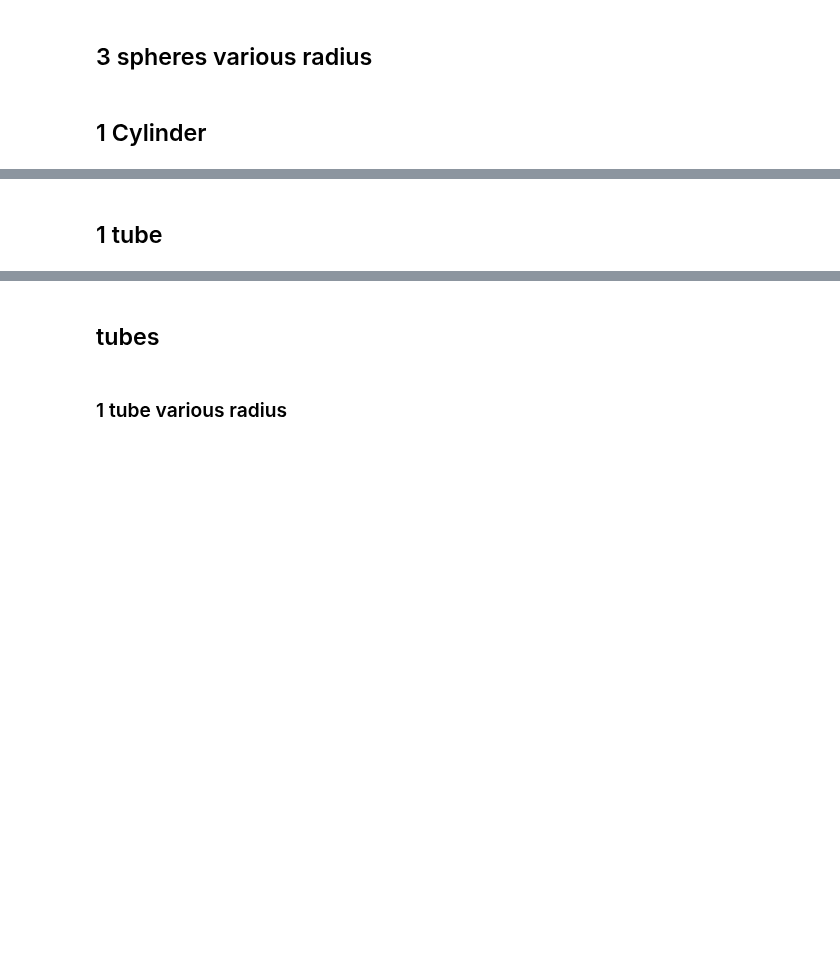
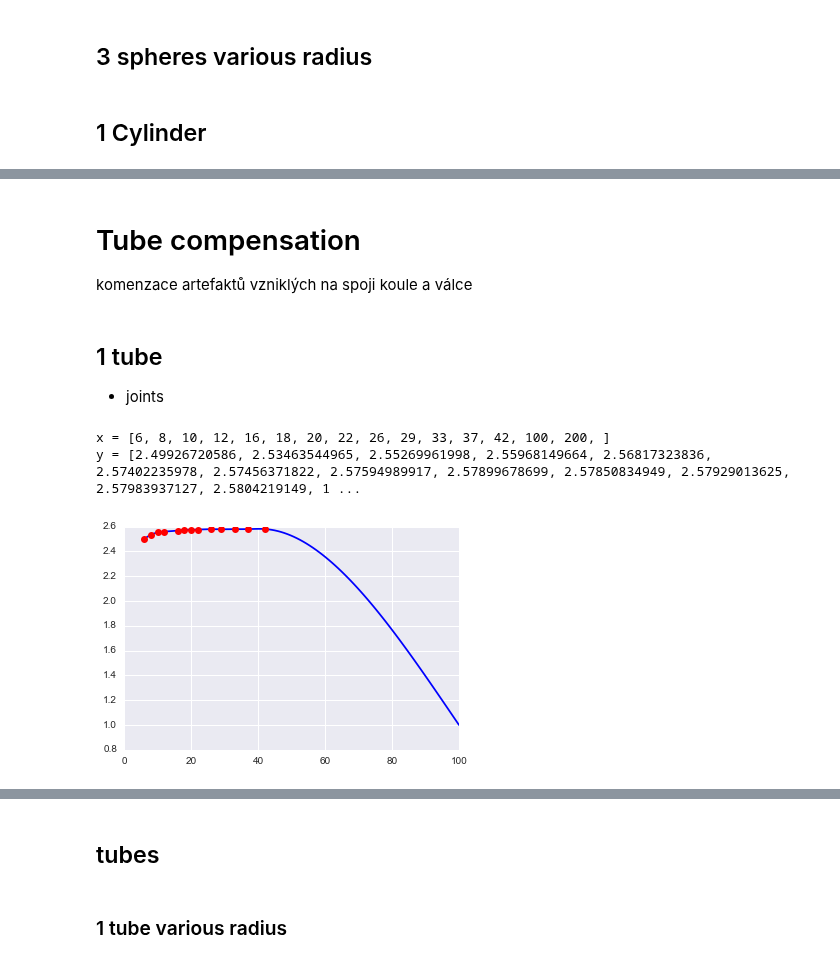
Before and after one commit to mjirik/teigen, a Jupyter notebook: examples/measured_compensation_factor.ipynb, the cells around one changed output, grey strips where cells are left out. Cells and saved outputs as stored; diff of their text form; code cells hidden in the pictures; blank space fills up the shorter version.

```diff
--- a/examples/measured_compensation_factor.ipynb
+++ b/examples/measured_compensation_factor.ipynb
@@ -131,11 +169,12 @@ radius_method = "inscribed"
 dfs = df[
     df["output note"] == "compensation method 1 sphere " + radius_method
 ]
-if len(dfs) > 0:
+
+if len(dfs) > 1:
     dfsm = dfs.groupby("measurement_resolution").mean().reset_index()
 
     x = list(dfsm["measurement_resolution"])
-    y = list(dfsm["radius_volume_estimation_numeric"] / dfsm["radius_volume_estimation"])
+    y = list(dfsm["sphere_radius_volume_estimation_numeric"] / dfsm["sphere_radius_volume_estimation"])
 
     # x.append(100)
     # y.append(1.0)
@@ -174,7 +214,7 @@ import copy
 if len(dfs) > 1:
     # f = scipy.interpolate.interp1d(x,y, kind="quadratic", fill_value="extrapolate")
     x = np.asarray(list(dfs["measurement_resolution"]))
-    y = np.asarray(list(dfs["radius_volume_estimation"]))
+    y = np.asarray(list(dfs["sphere_radius_volume_estimation"]))
 
     z = np.polyfit(x,y, 2)
     f = np.poly1d(z)
@@ -200,7 +238,7 @@ def func1(x, theta, omega0, K):
 
 if len(dfs) > 1:
     x = np.asarray(list(dfs["measurement_resolution"]))
-    y = np.asarray(list(dfs["radius_volume_estimation"]))
+    y = np.asarray(list(dfs["sphere_radius_volume_estimation"]))
 
     popt, pcov = curve_fit(func, x, y, bounds=(-np.inf, np.inf))
     print popt
@@ -254,7 +271,7 @@ from scipy.interpolate import UnivariateSpline
 from scipy.interpolate import InterpolatedUnivariateSpline
 if len(dfsm) > 0:
     x = list(dfsm["measurement_resolution"])
-    y = list(dfsm["radius_surface_estimation_numeric"] / dfsm["radius_surface_estimation"])
+    y = list(dfsm["sphere_radius_surface_estimation_numeric"] / dfsm["sphere_radius_surface_estimation"])
 
     # x.append(100)
     # y.append(1.0)
@@ -373,2 +343,63 @@ for radius_method in [
+# %% [markdown]
+# Tube compensation
+
+komenzace artefaktů vzniklých na spoji koule a válce
 # %% [markdown]
 ## 1 tube
+
++ joints
+# %%
+
+#  surface
+from scipy.interpolate import UnivariateSpline
+from scipy.interpolate import InterpolatedUnivariateSpline
+
+# radius_method = "inscribed"
+radius_method = "cylinder surface"
+radius_method = "cylinder surface + sphere error"
+
+dfs = df[
+    # df["output note"] == "compensation method 1 tube" + radius_method
+    df["output note"] == "compensation method measurement 1 tube " + radius_method
+]
+if len(dfs) > 0:
+    dfsm = dfs.groupby("measurement_resolution").mean().reset_index()
+
+    # x = list(dfsm["measurement_resolution"])
+    # y = list(dfsm["radius_volume_estimation_numeric"] / dfsm["radius_volume_estimation"])
+    x = list(dfsm["measurement_resolution"])
+    # y = list(dfsm["radius_surface_estimation_numeric"] / dfsm["radius_surface_estimation"])
+    # y = list(dfsm["sphere_radius_join_surface_estimation_numeric"] / dfsm["sphere_radius_join_surface_estimation"])
+    y = list(dfsm["sphere_radius_join_surface_estimation_numeric"] / dfsm["radius_distribution_mean"])
+
+    x.append(100)
+    y.append(1.0)
+
+    x.append(200)
+    y.append(1.0)
+
+    x = np.asarray(x)
+    y = np.asarray(y)
+    spl1 = InterpolatedUnivariateSpline(x, y)
+    # spl1 = UnivariateSpline(x, y,k=5)
+    # spl1.set_smoothing_factor(0.1)
+    xs = np.linspace(6, 100, 100)
+
+    plt.plot(
+        xs[:], spl1(xs[:]), "b" ,
+        x[:-2], y[:-2], "ro",
+    )
+    stx = "x = ["
+    for i in x:
+        stx = stx + str(i) + ", "
+    stx += "]"
+    sty = "y = ["
+    for i in y:
+        sty = sty + str(i) + ", "
+    sty += "]"
+    print stx
+    print sty
+# %% [output]
+x = [6, 8, 10, 12, 16, 18, 20, 22, 26, 29, 33, 37, 42, 100, 200, ]
+y = [2.49926720586, 2.53463544965, 2.55269961998, 2.55968149664, 2.56817323836, 2.57402235978, 2.57456371822, 2.57594989917, 2.57899678699, 2.57850834949, 2.57929013625, 2.57983937127, 2.5804219149, 1 ...
+[figure, added]
```
Also changed, not shown: parts of 25 cells of this notebook, 3 other files.
